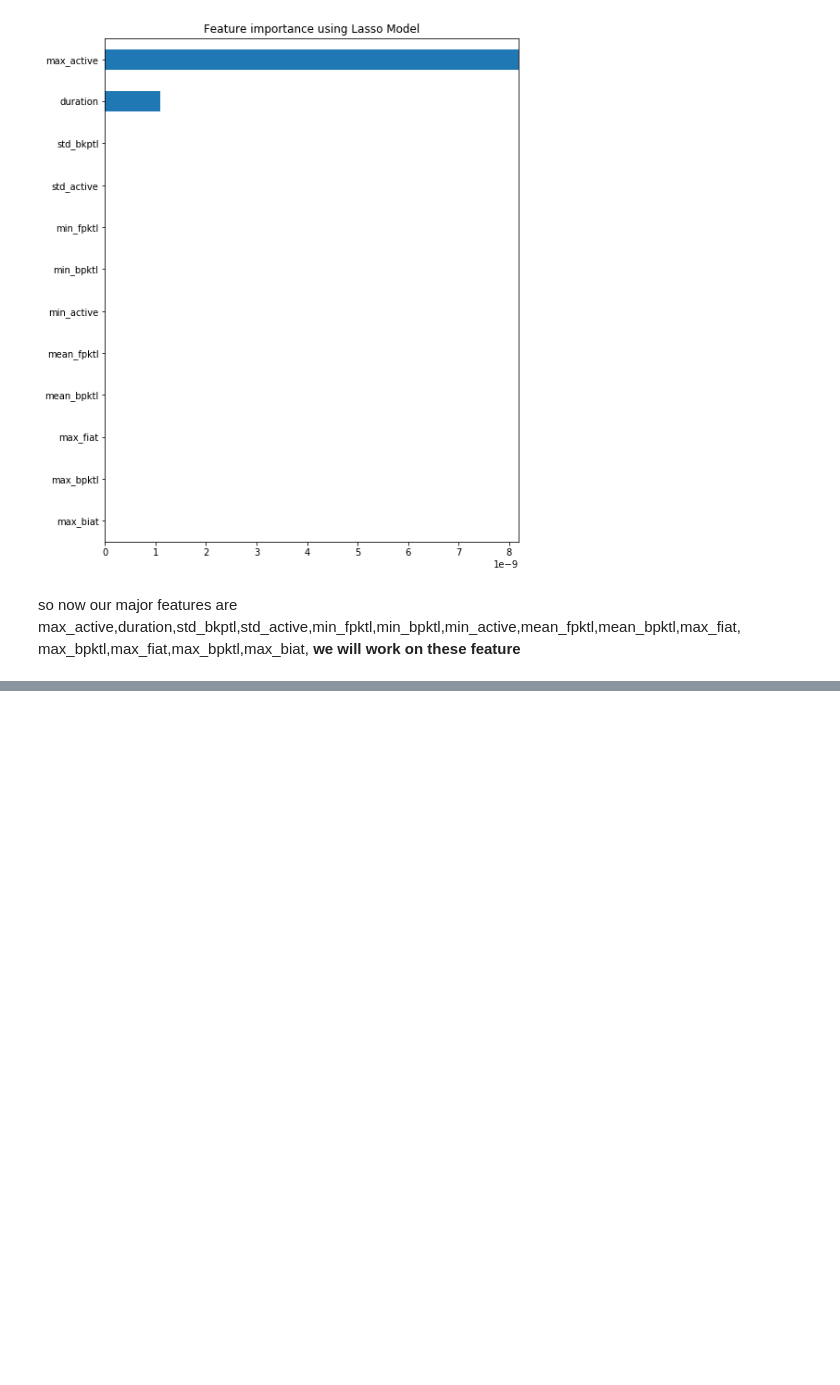
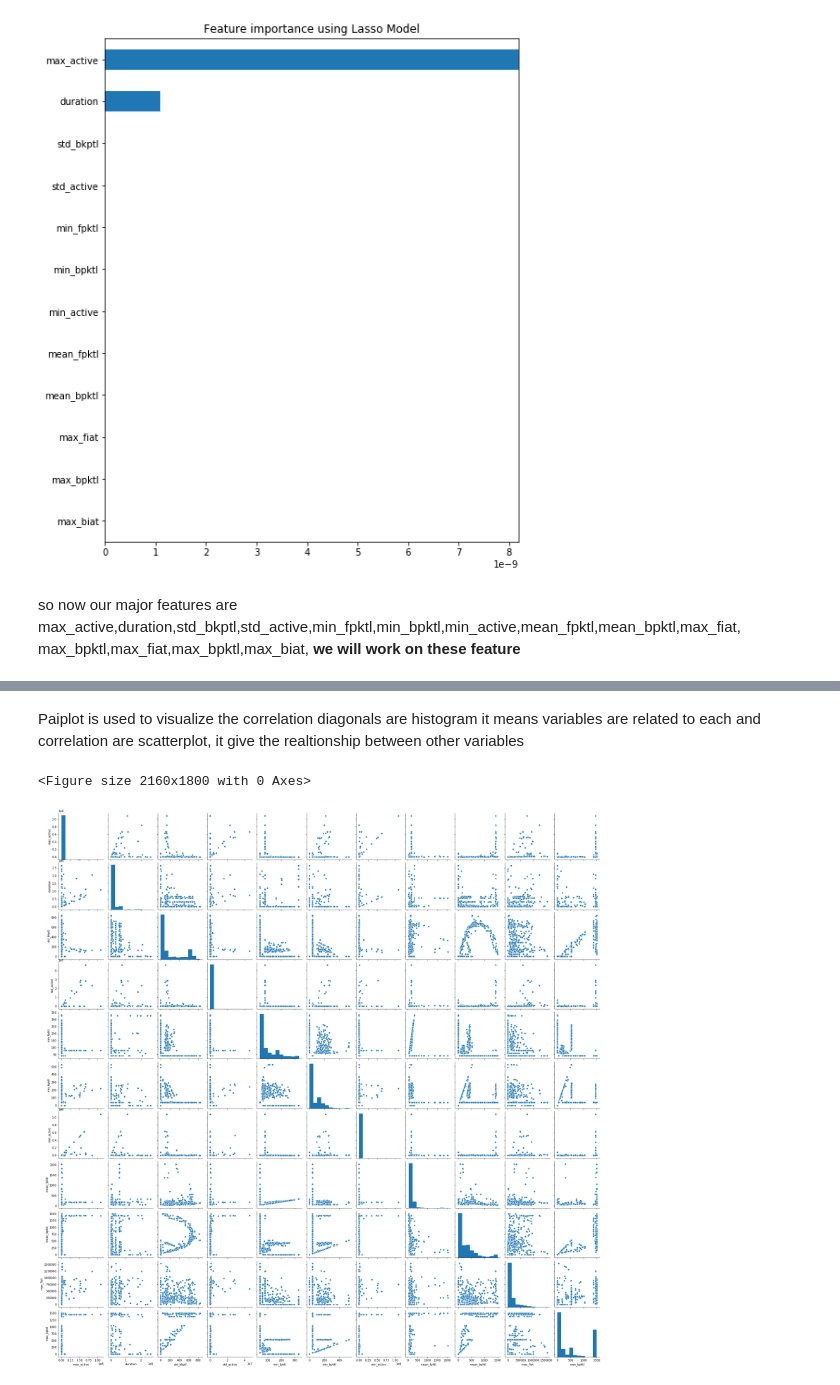
Before and after one commit to NSoni25/Botnet-Detection-Project, a Jupyter notebook: Botnet_Detection.ipynb, the cells around one changed output, grey strips where cells are left out. Saved outputs shown, nothing was run; the diff lists cells and outputs as text; code cells hidden in the pictures; blank space fills up the shorter version.

Commit message:
Correlation between features

```diff
--- a/Botnet_Detection.ipynb
+++ b/Botnet_Detection.ipynb
@@ -231,0 +267,11 @@ max_bpktl,max_fiat,max_bpktl,max_biat, **we will work on these feature**
+# %% [markdown]
+Paiplot is used to visualize the correlation diagonals are histogram it means variables are related to each and correlation
+are scatterplot, it give the realtionship between other variables
+# %%
+plt.figure(figsize=(30,25))
+sns.pairplot(feature_coorelation[['max_active','duration','std_bkptl','std_active','min_fpktl','min_bpktl','min_active','mean_fpktl','mean_bpktl','max_fiat',
+'max_bpktl']])
+plt.show()
+# %% [output]
+<Figure size 2160x1800 with 0 Axes>
+[figure, added]
```
Also changed, not shown: parts of 9 cells of this notebook.
